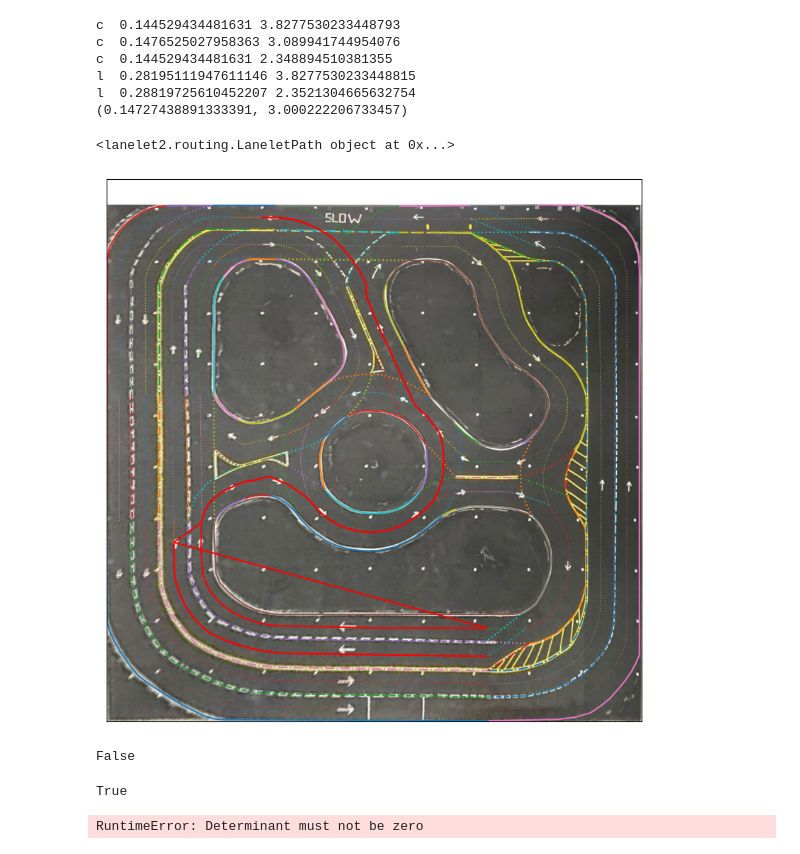
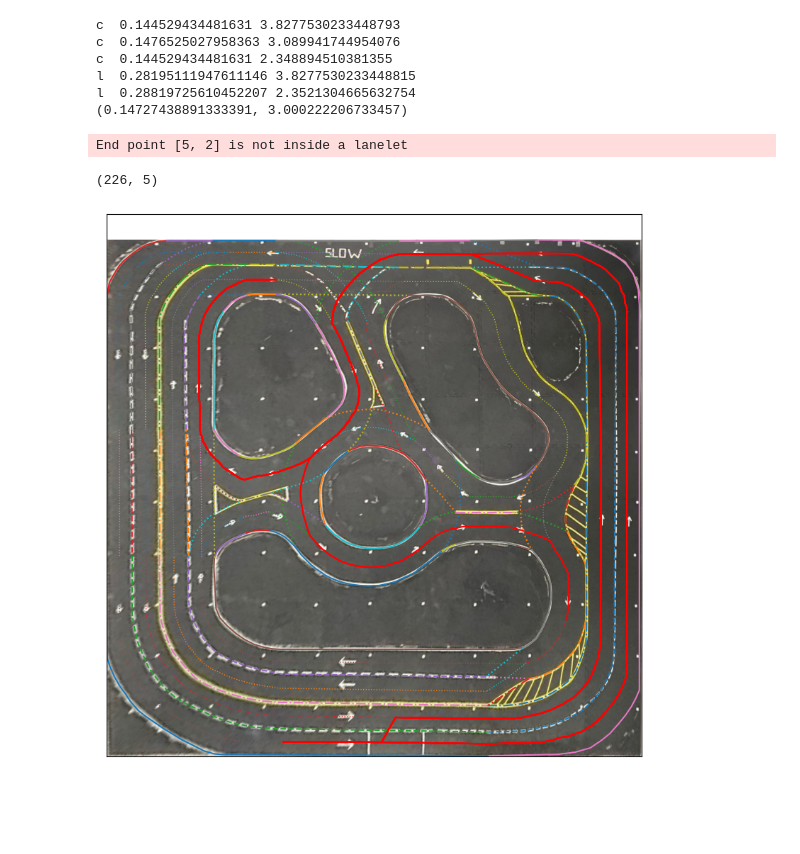
Before and after one commit to jarodwille/ECE346_Group08, a Jupyter notebook: script/routing/test.ipynb, the cells around one changed output. Cells and saved outputs as stored; diff of their text form; code cells hidden in the pictures; blank space fills up the shorter version.

Commit message:
add routing node

```diff
--- a/script/routing/test.ipynb
+++ b/script/routing/test.ipynb
@@ -87,31 +67,25 @@ outing_graph = lanelet2.routing.RoutingGraph(wrapper.lanelet_map, wrapper.traffi
 # %%
-path = outing_graph.shortestPath(l1, l2)
-print(path)
+l1 = wrapper.lanelet_layer[1267]
+l2 = wrapper.lanelet_layer[1203]
+
+path = wrapper.routing_graph.shortestPath(l1, l2)
+
 c = wrapper.get_path_centerline(path)
 c=  np.array(c)
 
-c_index = ui.xy2point(c.T).T
-ui.ax.plot(c_index[:,0], c_index[:,1], '-r')
-ui.fig
+# c_index = ui.xy2point(c.T).T
+# ui.ax.plot(c_index[:,0], c_index[:,1], '-r')
+# ui.fig
-# %% [output]
-<lanelet2.routing.LaneletPath object at 0x...>
-[figure, removed]
-# %%
-outing_graph.routingRelation(l1, l2, True) == 2
-# %% [output]
-False
-# %%
-a = lanelet2.routing.RelationType.Successor
-print(a==1)
-# %% [output]
-True
-# %%
-# Create object
-cov = PositionCovariance2d(0.1, 0.1, 0.1)
-obj = ObjectWithCovariance2d(0, Pose2d(3, 0.1, np.pi/2), [], cov)
-matches = lanelet2.matching.getProbabilisticMatches(wrapper.lanelet_map, obj, 1)  # max distance = 4m
-compliant_matches = lanelet2.matching.removeNonRuleCompliantMatches(matches, wrapper.traffic_rules)
-for i in compliant_matches:
-    print(i.distance, i.lanelet)
-# %% [output]
-RuntimeError: Determinant must not be zero
+# %%
+c = wrapper.get_shortest_path(2, 0.1, 5, 2, False)
+
+c=  np.array(c)
+print(c.shape)
+
+c_index = ui.xy2point(c.T).T
+ui.ax.plot(c_index[:,0], c_index[:,1], '-r')
+ui.fig
+# %% [output]
+End point [5, 2] is not inside a lanelet
+(226, 5)
+[figure, added]
```
Also changed, not shown: parts of 5 cells of this notebook, 7 other files.
